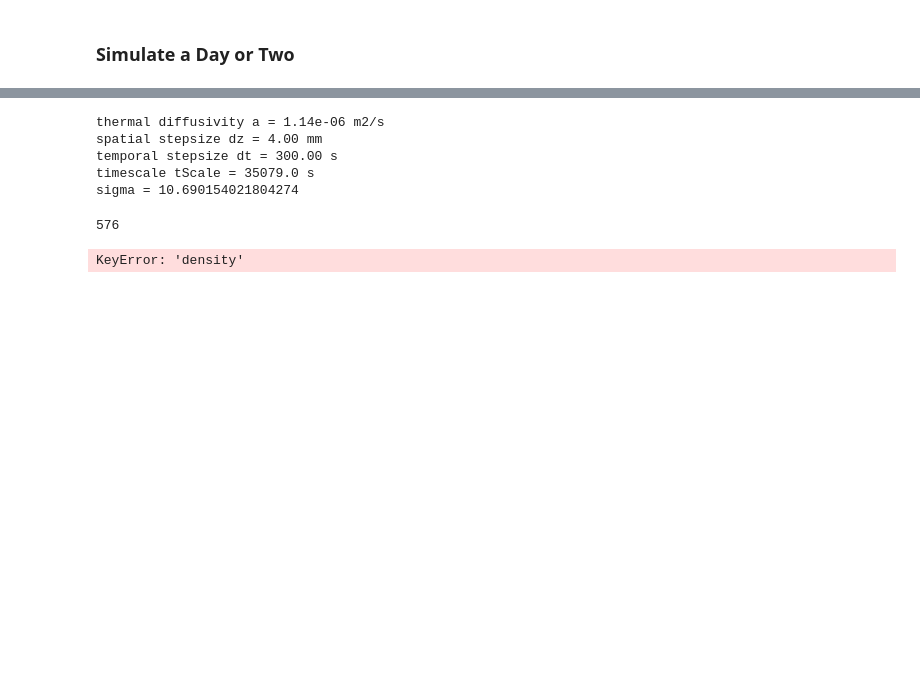
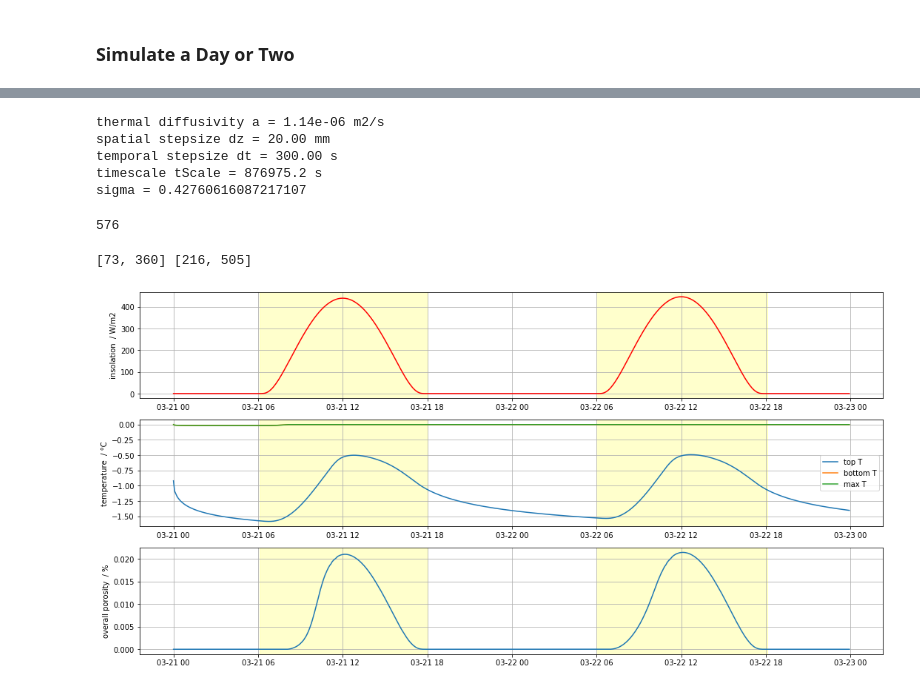
Before and after one commit to Henrikum/skrinning-stuff, a Jupyter notebook: notebooks/skrinning stuff.ipynb, the cells around one changed output, grey strips where cells are left out. Saved outputs shown, nothing was run; the diff lists cells and outputs as text; code cells hidden in the pictures; blank space fills up the shorter version.

Commit message:
Implemented porosity calculation.

```diff
--- a/notebooks/skrinning stuff.ipynb
+++ b/notebooks/skrinning stuff.ipynb
@@ -76,6 +76,6 @@ plt.grid()
 ### Simulate a Day or Two
 # %%
 # __init__
-dateTimeStart = datetime.datetime(2021, 3, 1, 0, 0)
-mySheet = IceSheet.IceSheet(dateTime=dateTimeStart, iceType='blackIce', thickness=200.0, crystalSize=100.0, lat=55.71, alt=10)
+dateTimeStart = datetime.datetime(2021, 3, 21, 0, 0)
+mySheet = IceSheet.IceSheet(dateTime=dateTimeStart, iceType='blackIce', thickness=1000.0, crystalSize=100.0, lat=55.71, alt=10)
 # %% [output]
@@ -93,10 +93,10 @@ TEnv=[-2.0, -20.0, -270.]
 A, B, b, UInit = mySheet.setupModel(IC=[-0.92, 0.], windSpeed=5., aEnv=aEnv, TEnv=TEnv, zNodes=spatialNodeCount, tStep=timeStep, isVerbose=True)
 # %% [output]
 thermal diffusivity a = 1.14e-06 m2/s
-spatial stepsize dz = 4.00 mm
+spatial stepsize dz = 20.00 mm
 temporal stepsize dt = 300.00 s
-timescale tScale = 35079.0 s
-sigma = 10.690154021804274
+timescale tScale = 876975.2 s
+sigma = 0.42760616087217107
 # %%
 # simulate
 totalTime = 48*3600  # s
@@ -105,9 +105,7 @@ timeStepCount
 # %% [output]
 576
 # %%
-dateTimes, S0s, USoln, epss = mySheet.simulate(UInit, aEnv, TEnv, timeStepCount)
+dateTimes, S0s, USoln, epsSoln = mySheet.simulate(UInit, aEnv, TEnv, timeStepCount)
-# %% [output]
-KeyError: 'density'
 # %%
 idxSunUp = []
 idxSunDn = []
@@ -117,26 +115,37 @@ for i in range(len(dateTimes)):
     if S0s[i] == 0 and S0s[i-1] > 0:
         idxSunDn.append(i)
 print(idxSunUp, idxSunDn)
+# %% [output]
+[73, 360] [216, 505]
 # %%
 UMaxs = []
+epss = []
 for j in range(len(USoln)):
     UMaxs.append(np.max(USoln[j, :]))
+    epss.append(epsSoln[j].sum()*mySheet._dx)
+epss = np.array(epss)
 
-fig, axs = plt.subplots(3, 1, figsize=(18, 6))
+fig, axs = plt.subplots(3, 1, figsize=(18, 9))
 i = 0
 axs[i].plot(dateTimes, S0s, color='red', label='irradiance')
 for j in range(len(idxSunUp)):
     axs[i].axvspan(dateTimes[idxSunUp[j]], dateTimes[idxSunDn[j]], color='yellow', alpha=0.2)
+axs[i].set_ylabel('insolation  / W/m2')
 axs[i].grid()
 i = 1
-axs[i].plot(dateTimes, USoln[:, 0], label='top u')
-axs[i].plot(dateTimes, USoln[:, -1], label='bottom u')
-axs[i].plot(dateTimes, UMaxs, label='max u')
+axs[i].plot(dateTimes, mySheet._T(USoln[:, 0]), label='top T')
+axs[i].plot(dateTimes, mySheet._T(USoln[:, -1]), label='bottom T')
+axs[i].plot(dateTimes, mySheet._T(np.array(UMaxs)), label='max T')
 for j in range(len(idxSunUp)):
     axs[i].axvspan(dateTimes[idxSunUp[j]], dateTimes[idxSunDn[j]], color='yellow', alpha=0.2)
+axs[i].set_ylabel('temperature  / °C')
+axs[i].grid()
+axs[i].legend()
 i = 2
-axs[i].plot(dateTimes, epss, label='porosity')
+axs[i].plot(dateTimes, epss*100, label='porosity')
 for j in range(len(idxSunUp)):
     axs[i].axvspan(dateTimes[idxSunUp[j]], dateTimes[idxSunDn[j]], color='yellow', alpha=0.2)
+axs[i].set_ylabel('overall porosity  / %')
 axs[i].grid()
-axs[i].legend()
+# %% [output]
+[figure, added]
```
Also changed, not shown: parts of 4 cells of this notebook, 1 other file.
